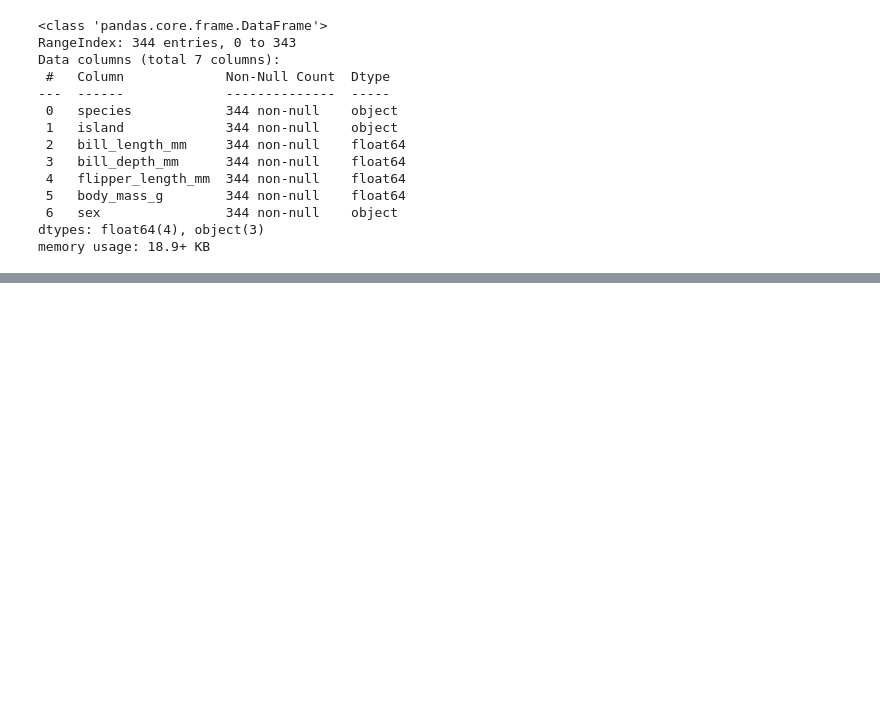
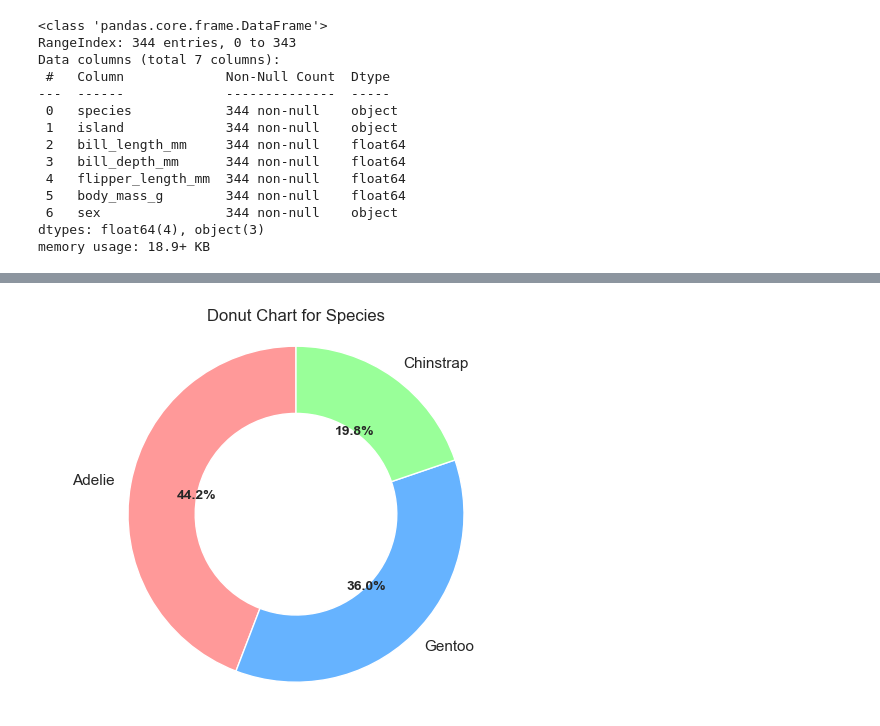
Before and after one commit to OlawoyeOladip/PenguinRegression, a Jupyter notebook: src/main.ipynb, the cells around one changed output, grey strips where cells are left out. Cells and saved outputs as stored; diff of their text form; code cells hidden in the pictures; blank space fills up the shorter version.

```diff
--- a/src/main.ipynb
+++ b/src/main.ipynb
@@ -126,0 +178,27 @@ memory usage: 18.9+ KB
+# %%
+colors = ['#ff9999','#66b3ff','#99ff99']
+# %%
+fig, ax = plt.subplots()
+wedges, texts, autotexts = ax.pie(
+    df['species'].value_counts().values,
+    labels=df['species'].value_counts().index,
+    autopct='%1.1f%%',
+    startangle=90,
+    colors=colors,
+    wedgeprops=dict(width=0.4)  # 👈 controls the hole size
+)
+
+# Equal aspect ratio ensures the pie is circular
+ax.axis('equal')
+
+plt.setp(autotexts, size=10, weight="bold")
+plt.title("Donut Chart for Species")
+
+donut_path = images / 'donut_chart2.png'
+
+# Save as PNG
+plt.savefig(donut_path, dpi=300, bbox_inches="tight")
+
+plt.show()
+# %% [output]
+[figure, added]
```
Also changed, not shown: parts of 8 cells of this notebook, 2 other files.
